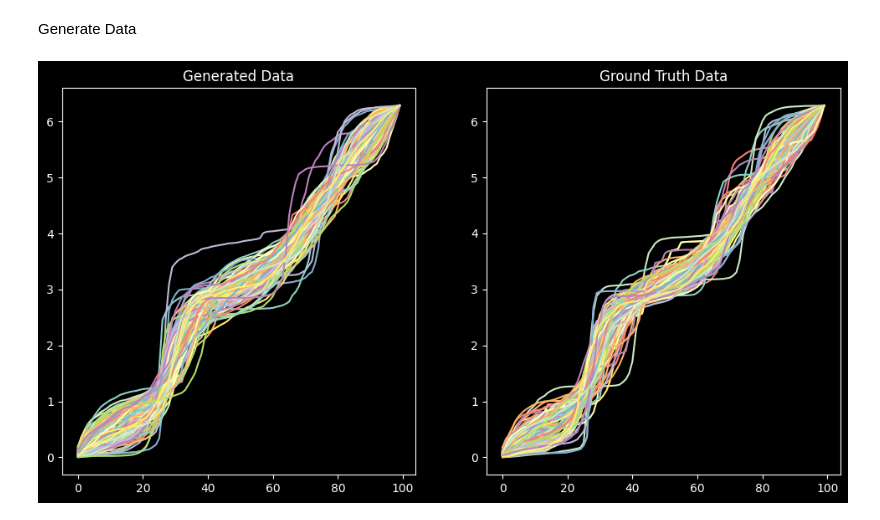
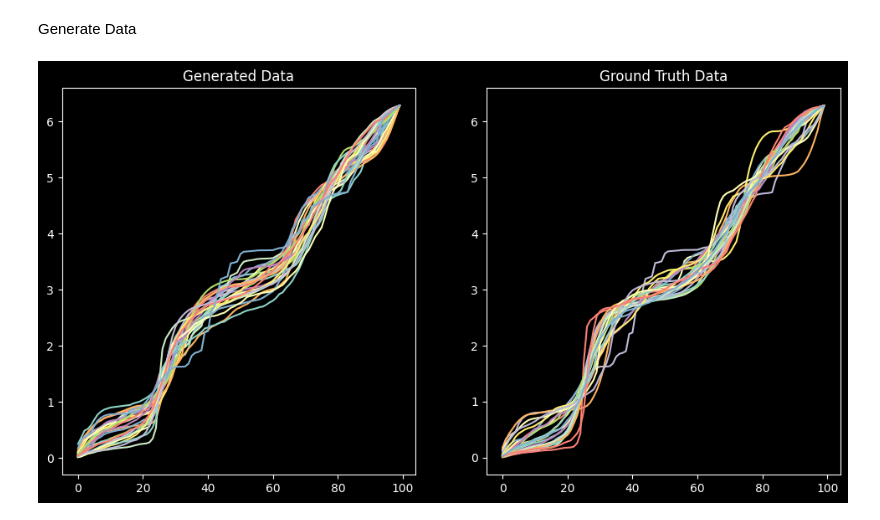
Before and after one commit to ChanceAroundYou/shape_prior_generation, a Jupyter notebook: VAE.ipynb, the cells around one changed output. Drawn from its saved outputs; the diff is of its cells as text; code cells hidden in the pictures.

```diff
--- a/VAE.ipynb
+++ b/VAE.ipynb
@@ -25,14 +34,9 @@ Training
 # %%
-# Configuration
+cw = load_cw(MAT_PATH, ["Case00"])
+print(cw.shape[0])
+cw_tensor = torch.tensor(cw)
 
-INPUT_DIM = 100  # Adjusted input dimension to match your complex data
-H_DIM = 2000
-Z_DIM = 4
-H_LAYERS = [2]
-LR_RATE = 1e-4
-BATCH_SIZE = 1024
-
-
+train_data = TensorDataset(cw_tensor)
 train_loader = DataLoader(
     dataset=train_data, batch_size=BATCH_SIZE, shuffle=True, pin_memory=True
 )
@@ -55,6 +59,3 @@ model.to(DEVICE)
 
 loader_size = len(train_loader)
 loss_list_dict = {}
-# loss_list = np.zeros(loader_size)  # To store reconstruction diff losses
-# recon_loss_list = np.zeros(loader_size)  # To store reconstruction losses
-# kl_loss_list = np.zeros(loader_size)         # To store KL divergence losses
@@ -61,15 +64,4 @@ loss_list_dict = {}
 # %%
-NUM_EPOCHS = 20000
-
-
-def get_kl_rate(epoch, n=500, m=1000):
-    if epoch < m:
-        return 0
-    else:
-        return (epoch % n) / n
-
-
-kl_rate = 0.1
 model.train()
 for epoch in range(NUM_EPOCHS):
     for i, [data] in enumerate(train_loader):
@@ -78,6 +70,7 @@ for epoch in range(NUM_EPOCHS):
 
         # Compute loss
         # kl_rate = get_kl_rate(epoch)
+        kl_rate = KL_RATE
         loss_dict = model.loss(x_reconstructed, data, mu, sigma, kl_rate)
 
         # Backprop
@@ -149,9 +122,0 @@ Text(0.5, 1.0, 'Distribution of Ground Truth Activated by 1/e^x')
-# %%
-# print(model.mean, model.std)
-z = torch.randn(100, Z_DIM).to(DEVICE).view(100, 1, Z_DIM)
-h = model.decode(z)
-print(h.mean(), h.std())
-# h = 1/torch.exp(h+1e-8)
-# h = h / torch.sum(h, dim=1, keepdim=True) * 2 * torch.pi
-plt.hist(h.cpu().detach().numpy().reshape(-1), bins=100)
-plt.title("Distribution of Generated Data")
@@ -187,33 +148,33 @@ def generate(num=1, mu_vals=None, sigma_vals=None, z_dim=Z_DIM):
 
     return generated_data.cpu().detach().numpy()
 # %%
-n = 100
+n = min(100, cw.shape[0])
 
 # generated_data = h.view(-1, 100).cpu().detach().numpy()
 generated_data = generate(num=n, sigma_vals=np.repeat(1, Z_DIM))
 diff = 1 / (np.exp(generated_data) + 1e-8)
 diff = diff / diff.sum(axis=1, keepdims=True) * 2 * np.pi
 angle = np.cumsum(diff, axis=1)
 
 fig = plt.figure(figsize=(12, 6))
 ax = fig.add_subplot(121)
 ax.title.set_text("Generated Data")
 for i in range(angle.shape[0]):
     ax.plot(angle[i])
 
-ground_truth = cw[np.random.choice(range(cw.shape[0]), n)]
+ground_truth = cw[np.random.choice(range(cw.shape[0]), n, replace=False)]
 ground_truth_diff = 1 / (np.exp(ground_truth) + 1e-8)
 ground_truth_diff = (
     ground_truth_diff / ground_truth_diff.sum(axis=1, keepdims=True) * 2 * np.pi
 )
 ground_truth_angle = np.cumsum(ground_truth_diff, axis=1)
 
 ax = fig.add_subplot(122)
 ax.title.set_text("Ground Truth Data")
 for i in range(ground_truth_angle.shape[0]):
     ax.plot(ground_truth_angle[i])
 # %% [output]
-[figure, old version]
+[figure, new version]
 # %%
 x = np.linspace(0, 2 * np.pi, INPUT_DIM + 1)[:INPUT_DIM]
 xs = np.exp(1j * x)
```
Also changed, not shown: parts of 15 cells of this notebook, 4 other files.
